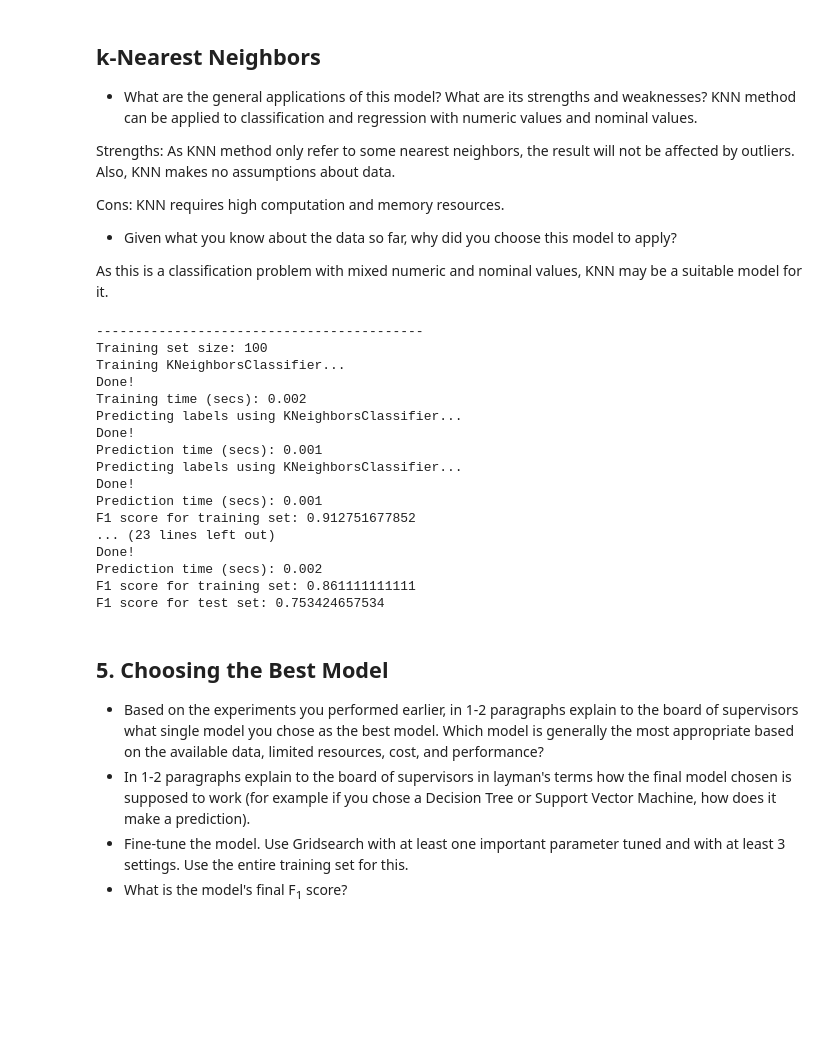
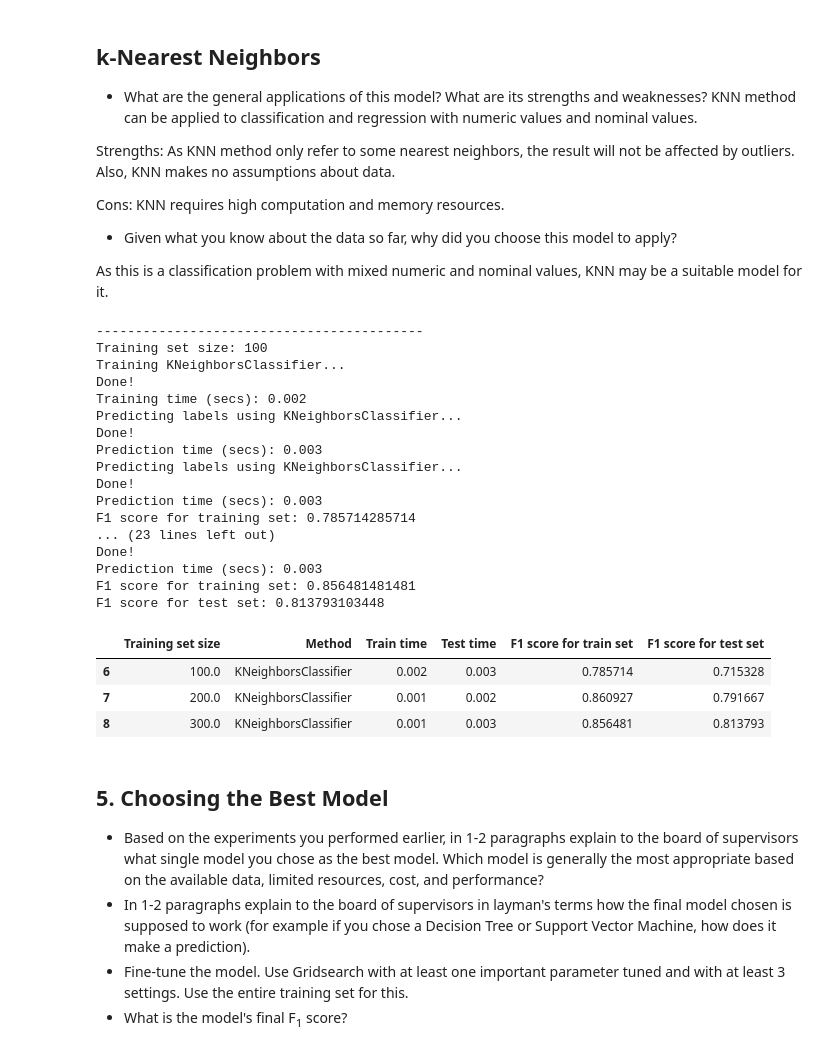
Before and after one commit to jinzhangA/Udacity_ZC, a Jupyter notebook: student_intervention_Zhuo_Chen/student_intervention.ipynb, the cells around one changed output. Saved outputs shown, nothing was run; the diff lists cells and outputs as text; code cells hidden in the pictures; blank space fills up the shorter version.

```diff
--- a/student_intervention_Zhuo_Chen/student_intervention.ipynb
+++ b/student_intervention_Zhuo_Chen/student_intervention.ipynb
@@ -350,36 +365,44 @@ As this is a classification problem with mixed numeric and nominal values, KNN m
 # %%
 from sklearn.neighbors import KNeighborsClassifier
 clf = KNeighborsClassifier()
 train_sizes = [100, 200, 300]
 for size in train_sizes:
-    X_train = preprocess_features(student_data_shuffled[:size][feature_cols])
-    y_train = student_data_shuffled[:size][target_col]
-    F1_train, F1_test = train_predict(clf, X_train, y_train, X_test, y_test)
+#     X_train = preprocess_features(student_data_shuffled[:size][feature_cols])
+#     y_train = student_data_shuffled[:size][target_col]
+    F1_train, F1_test, train_time, test_time = train_predict(clf, X_train[:size], y_train[:size], X_test, y_test)
+
     line = {
-        'Training set size':len(X_train),
+        'Training set size':size,
         'Method':clf.__class__.__name__,
         'F1 score for train set':F1_train,
-        'F1 score for test set':F1_test
+        'F1 score for test set':F1_test,
+        'Train time':train_time,
+        'Test time':test_time
     }
     df = df.append(line, ignore_index=True)
+df[df['Method']==clf.__class__.__name__]
 # %% [output]
 ------------------------------------------
 Training set size: 100
 Training KNeighborsClassifier...
 Done!
 Training time (secs): 0.002
 Predicting labels using KNeighborsClassifier...
 Done!
-Prediction time (secs): 0.001
+Prediction time (secs): 0.003
 Predicting labels using KNeighborsClassifier...
 Done!
-Prediction time (secs): 0.001
-F1 score for training set: 0.912751677852
+Prediction time (secs): 0.003
+F1 score for training set: 0.785714285714
 ... (23 lines left out)
 Done!
-Prediction time (secs): 0.002
-F1 score for training set: 0.861111111111
-F1 score for test set: 0.753424657534
+Prediction time (secs): 0.003
+F1 score for training set: 0.856481481481
+F1 score for test set: 0.813793103448
+|  | Training set size | Method | Train time | Test time | F1 score for train set | F1 score for test set |
+| 6 | 100.0 | KNeighborsClassifier | 0.002 | 0.003 | 0.785714 | 0.715328 |
+| 7 | 200.0 | KNeighborsClassifier | 0.001 | 0.002 | 0.860927 | 0.791667 |
+| 8 | 300.0 | KNeighborsClassifier | 0.001 | 0.003 | 0.856481 | 0.813793 |
 # %% [markdown]
 ## 5. Choosing the Best Model
 
```
Also changed, not shown: parts of 11 cells of this notebook, 11 other files.
